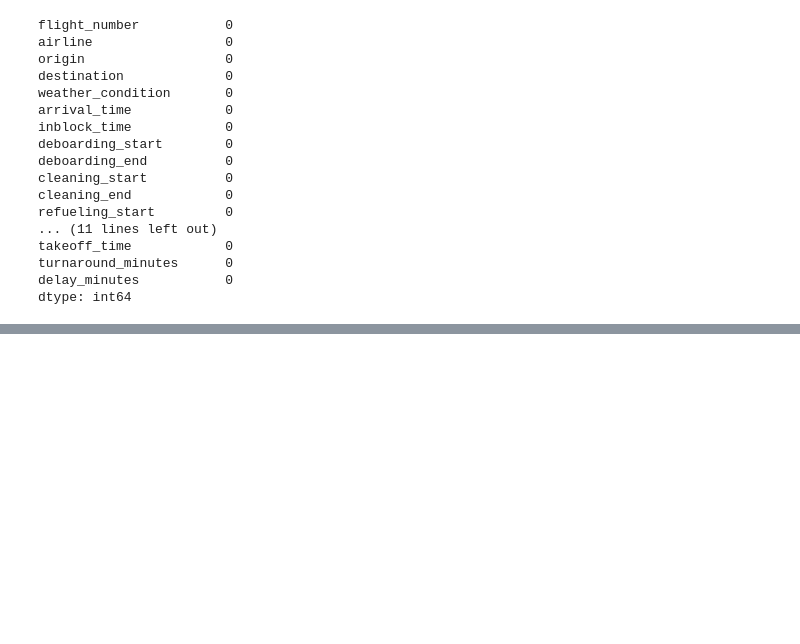
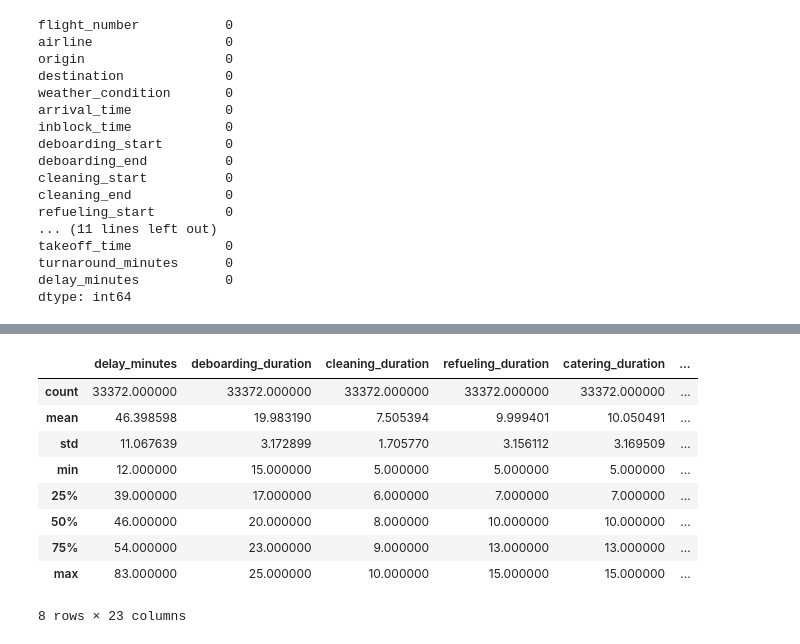
Before and after one commit to raoliveirads/Turnaround_Project, a Jupyter notebook: notebooks/turnaround.ipynb, the cells around one changed output, grey strips where cells are left out. Cells and saved outputs as stored; diff of their text form; code cells hidden in the pictures; blank space fills up the shorter version.

```diff
--- a/notebooks/turnaround.ipynb
+++ b/notebooks/turnaround.ipynb
@@ -256,0 +324,19 @@ df.select_dtypes(include=['object']).describe()
+# %%
+# creating new columns with the duration of events
+
+df = calculate_time_difference(df, 'deboarding_start', 'deboarding_end', 'deboarding_duration')
+df = calculate_time_difference(df, 'cleaning_start', 'cleaning_end', 'cleaning_duration')
+df = calculate_time_difference(df, 'refueling_start', 'refueling_end', 'refueling_duration')
+df = calculate_time_difference(df, 'catering_start', 'catering_end', 'catering_duration')
+df = calculate_time_difference(df, 'bags_unloading_start', 'bags_unloading_end', 'bags_unloading_duration')
+df = calculate_time_difference(df, 'bags_loading_start', 'bags_loading_end', 'bags_loading_duration')
+df = calculate_time_difference(df, 'boarding_start', 'boarding_end', 'boarding_duration')
+df = calculate_time_difference(df, 'door_close_time', 'offblock_time', 'offblock_duration')
+df = calculate_time_difference(df, 'inblock_time', 'deboarding_start', 'inblock_to_deboarding_duration')
+df = calculate_time_difference(df, 'inblock_time', 'cleaning_start', 'inblock_to_cleaning_duration')
+df = calculate_time_difference(df, 'inblock_time', 'refueling_start', 'inblock_to_refueling_duration')
+df = calculate_time_difference(df, 'inblock_time', 'catering_start', 'inblock_to_catering_duration')
+df = calculate_time_difference(df, 'inblock_time', 'bags_unloading_start', 'inblock_to_bags_unloading_duration')
+df = calculate_time_difference(df, 'bags_unloading_end', 'bags_loading_start', 'bags_unloading_to_bags_loading_duration')
+df = calculate_time_difference(df, 'deboarding_end', 'boarding_start', 'deboarding_to_boarding_duration')
+df = calculate_time_difference(df, 'boarding_end', 'door_close_time', 'boarding_to_door_close_duration')
@@ -256,0 +402,7 @@ df.select_dtypes(include=['object']).describe()
+# %%
+# applying one-hot encoding in the categorical column 'weather_condition'
+df = pd.get_dummies(df, columns=['weather_condition'], dtype=int)
+# %%
+# creating a new column 'turnaround_class' based on the 'turnaround_duration' column with int type
+
+df['turnaround_class'] = [1 if x >= 60 else 0 for x in df['turnaround_minutes']]
@@ -256,0 +440,9 @@ df.select_dtypes(include=['object']).describe()
+# %%
+# Dropping unnecessary columns after one-hot encoding and featuring engineering
+drop_cols2 = ['arrival_time', 'inblock_time', 'deboarding_start', 'deboarding_end',
+       'cleaning_start', 'cleaning_end', 'refueling_start', 'refueling_end',
+       'catering_start', 'catering_end', 'bags_unloading_start',
+       'bags_unloading_end', 'bags_loading_start', 'bags_loading_end',
+       'boarding_start', 'boarding_end', 'door_close_time', 'offblock_time',
+       'takeoff_time', 'turnaround_minutes']
+df.drop(columns=drop_cols2, inplace=True)
@@ -256,0 +459,13 @@ df.select_dtypes(include=['object']).describe()
+# %%
+df.describe()
+# %% [output]
+|  | delay_minutes | deboarding_duration | cleaning_duration | refueling_duration | catering_duration | ... |
+| count | 33372.000000 | 33372.000000 | 33372.000000 | 33372.000000 | 33372.000000 | ... |
+| mean | 46.398598 | 19.983190 | 7.505394 | 9.999401 | 10.050491 | ... |
+| std | 11.067639 | 3.172899 | 1.705770 | 3.156112 | 3.169509 | ... |
+| min | 12.000000 | 15.000000 | 5.000000 | 5.000000 | 5.000000 | ... |
+| 25% | 39.000000 | 17.000000 | 6.000000 | 7.000000 | 7.000000 | ... |
+| 50% | 46.000000 | 20.000000 | 8.000000 | 10.000000 | 10.000000 | ... |
+| 75% | 54.000000 | 23.000000 | 9.000000 | 13.000000 | 13.000000 | ... |
+| max | 83.000000 | 25.000000 | 10.000000 | 15.000000 | 15.000000 | ... |
+8 rows × 23 columns
```
Also changed, not shown: parts of 25 cells of this notebook, 1 other file.
